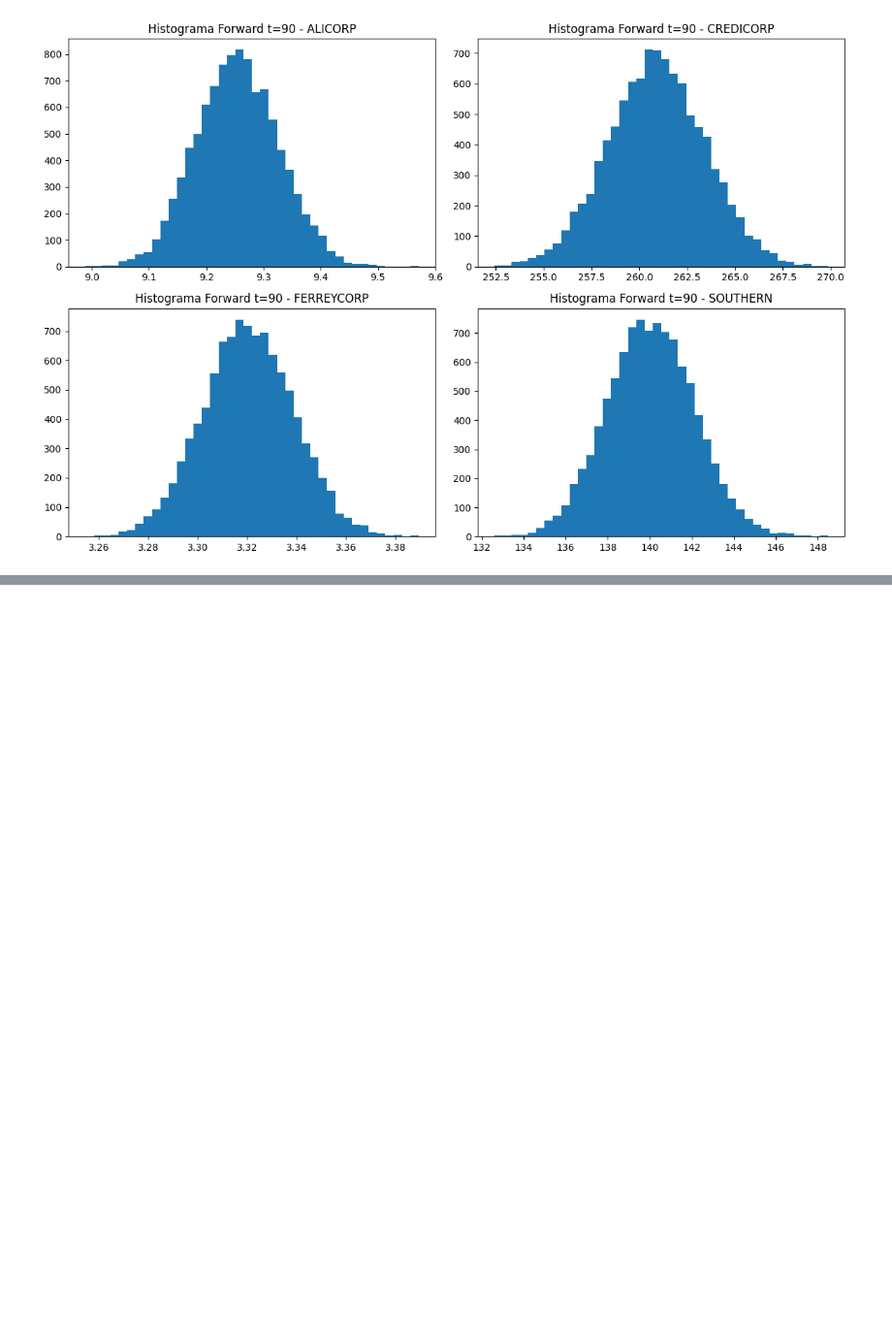
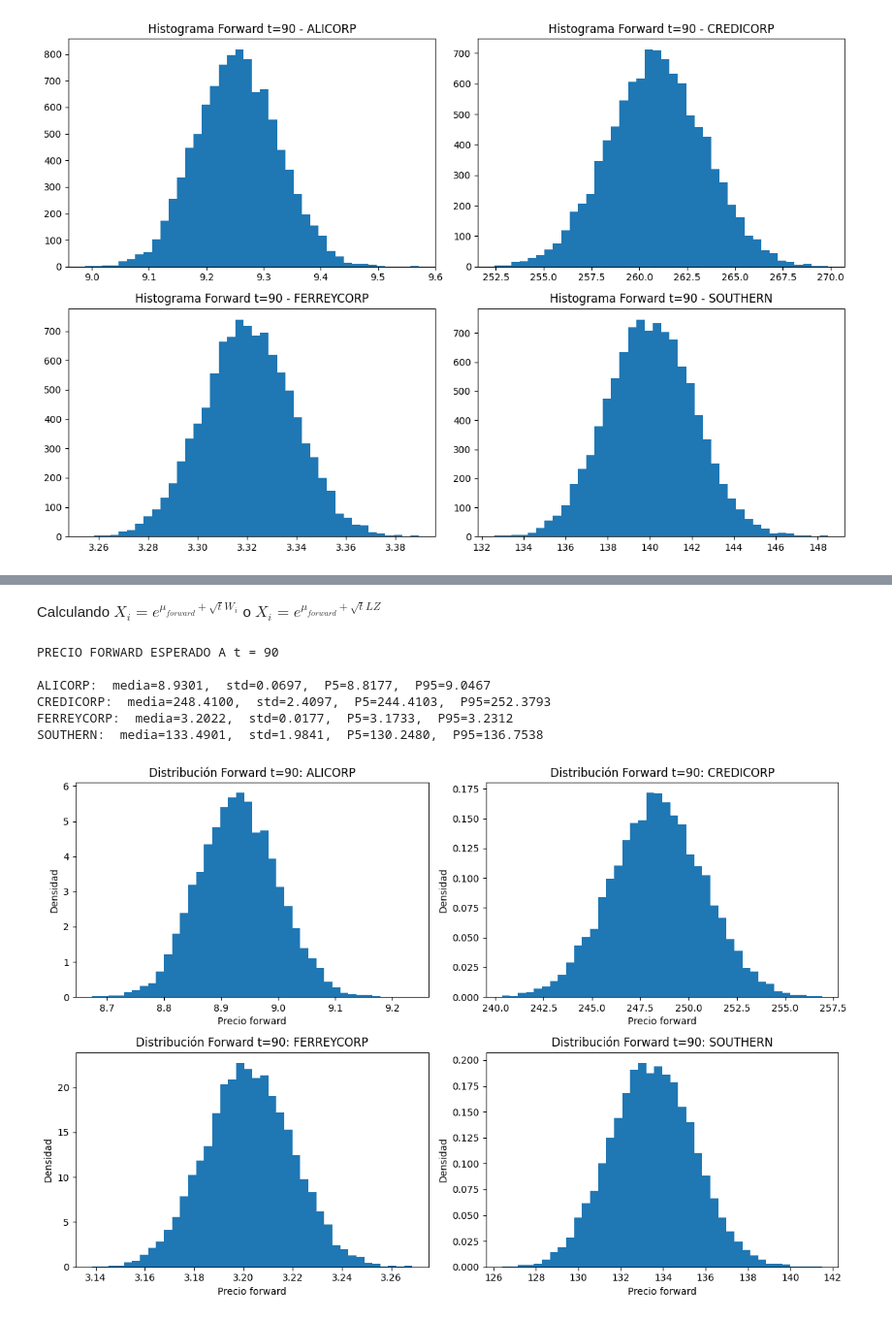
Before and after one commit to CeSaRLoPeZArTeAgA/PROBLEMAS-EN-LA-INDUSTRIA, a Jupyter notebook: DATA_BVL/EDA.ipynb, the cells around one changed output, grey strips where cells are left out. Shown at 97% size. Drawn from its saved outputs; the diff is of its cells as text; code cells hidden in the pictures; blank space fills up the shorter version.

```diff
--- a/DATA_BVL/EDA.ipynb
+++ b/DATA_BVL/EDA.ipynb
@@ -1393,0 +1050,54 @@ SOUTHERN    : [133.451214  ,  133.528996]
+# %% [markdown]
+Calculando  $X_i=e^{\mu_{forward}+\sqrt{t} W_i}$     o      $X_i=e^{\mu_{forward}+\sqrt{t} L Z}$
+# %%
+
+# -----------------------------------------
+# SIMULACIÓN MONTE CARLO (solo precio en t=90)
+# -----------------------------------------
+np.random.seed(123)
+
+# matriz para almacenar los precios finales
+X_final = np.zeros((Nsim, n))  # (10000 × 4)
+
+for k in range(Nsim):
+    x = x0.copy()
+    for t in range(1, T+1):
+        z = np.random.randn(n)                     # (4,)
+        shock = L @ (z * np.sqrt(dt))              # (4,)
+        x = x * np.exp(drift + shock)              # GBM paso-a-paso
+    X_final[k,:] = x                                # guardar precios finales
+
+# -----------------------------------------
+# ESTADÍSTICAS DEL PRECIO FORWARD (t=90)
+# -----------------------------------------
+forward_mean = X_final.mean(axis=0)
+forward_std  = X_final.std(axis=0)
+forward_p05  = np.percentile(X_final, 5, axis=0)
+forward_p95  = np.percentile(X_final, 95, axis=0)
+
+assets = ['ALICORP','CREDICORP','FERREYCORP','SOUTHERN']
+
+print("PRECIO FORWARD ESPERADO A t = 90\n")
+for i,a in enumerate(assets):
+    print(f"{a}:  media={forward_mean[i]:.4f},  std={forward_std[i]:.4f},  P5={forward_p05[i]:.4f},  P95={forward_p95[i]:.4f}")
+
+# -----------------------------------------
+# HISTOGRAMAS
+# -----------------------------------------
+plt.figure(figsize=(12,8))
+for i,a in enumerate(assets):
+    plt.subplot(2,2,i+1)
+    plt.hist(X_final[:,i], bins=40, density=True)
+    plt.title(f"Distribución Forward t=90: {a}")
+    plt.xlabel("Precio forward")
+    plt.ylabel("Densidad")
+plt.tight_layout()
+plt.show()
+# %% [output]
+PRECIO FORWARD ESPERADO A t = 90
+
+ALICORP:  media=8.9301,  std=0.0697,  P5=8.8177,  P95=9.0467
+CREDICORP:  media=248.4100,  std=2.4097,  P5=244.4103,  P95=252.3793
+FERREYCORP:  media=3.2022,  std=0.0177,  P5=3.1733,  P95=3.2312
+SOUTHERN:  media=133.4901,  std=1.9841,  P5=130.2480,  P95=136.7538
+[figure, added]
```
Also changed, not shown: parts of 18 cells of this notebook.
